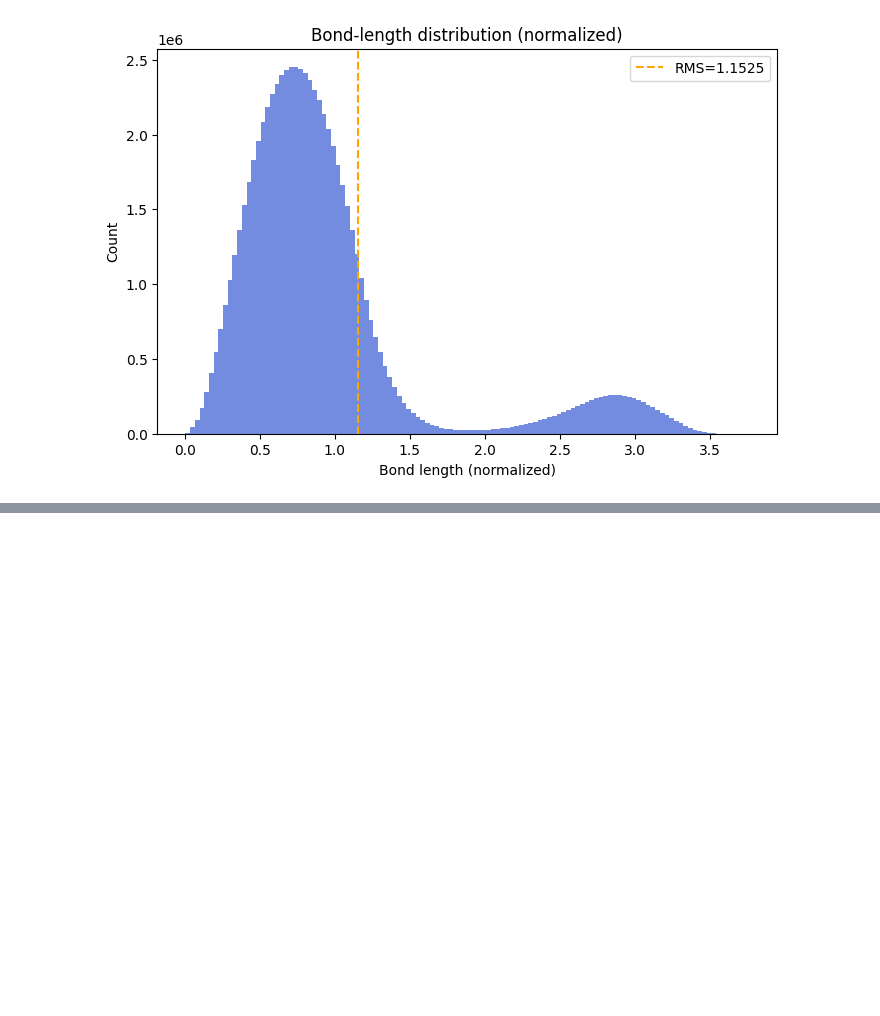
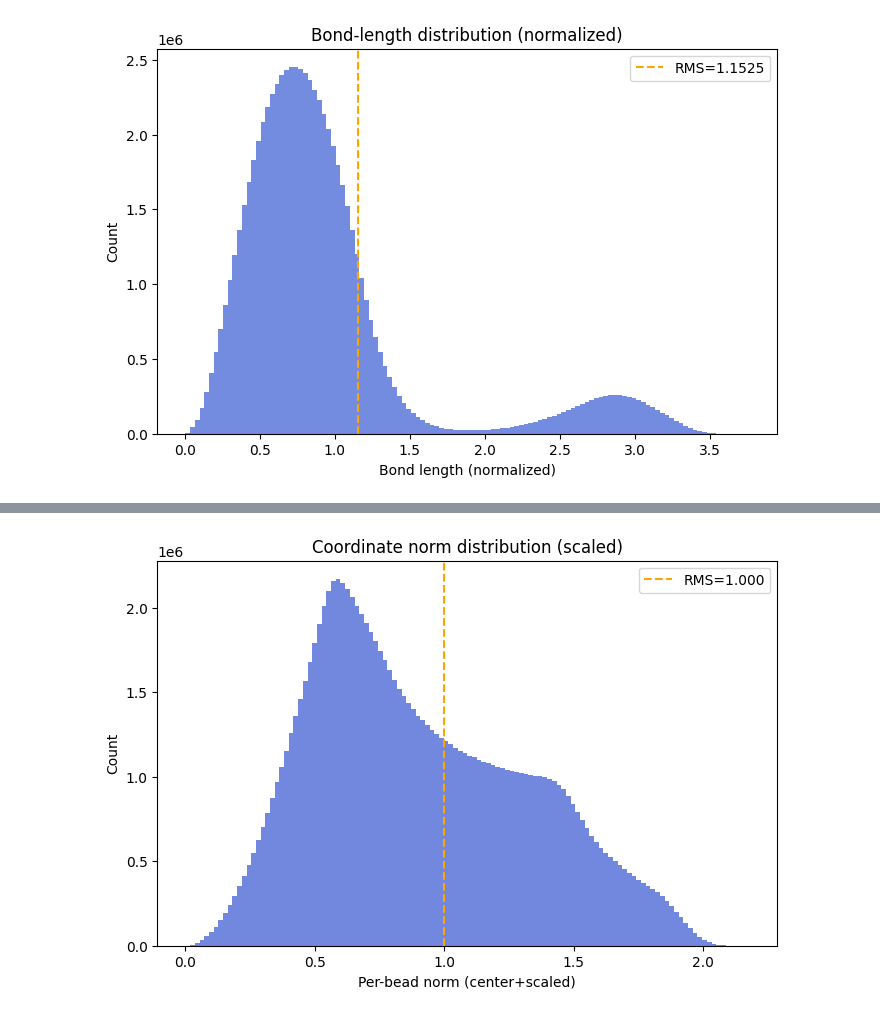
Before and after one commit to MXMX0811/DiffBacChrom, a Jupyter notebook: scale_stat.ipynb, the cells around one changed output, grey strips where cells are left out. Saved outputs shown, nothing was run; the diff lists cells and outputs as text; code cells hidden in the pictures; blank space fills up the shorter version.

```diff
--- a/scale_stat.ipynb
+++ b/scale_stat.ipynb
@@ -86,0 +146,11 @@ plt.show()
+# %%
+fig, ax = plt.subplots(figsize=(8, 5))
+ax.hist(scaled_norms.numpy(), bins=120, color="#4e6bd6", alpha=0.8)
+ax.axvline(scaled_norm_rms, color="orange", linestyle="--", label=f"RMS={scaled_norm_rms:.3f}")
+ax.set_xlabel("Per-bead norm (center+scaled)")
+ax.set_ylabel("Count")
+ax.set_title("Coordinate norm distribution (scaled)")
+ax.legend()
+plt.show()
+# %% [output]
+[figure, added]
```
Also changed, not shown: parts of 3 cells of this notebook, 1 other file.
